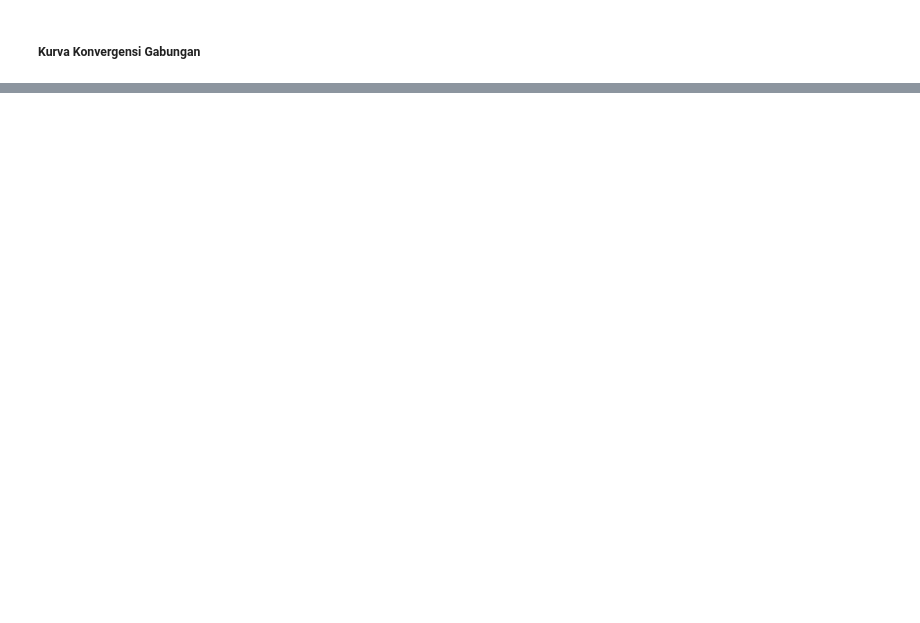
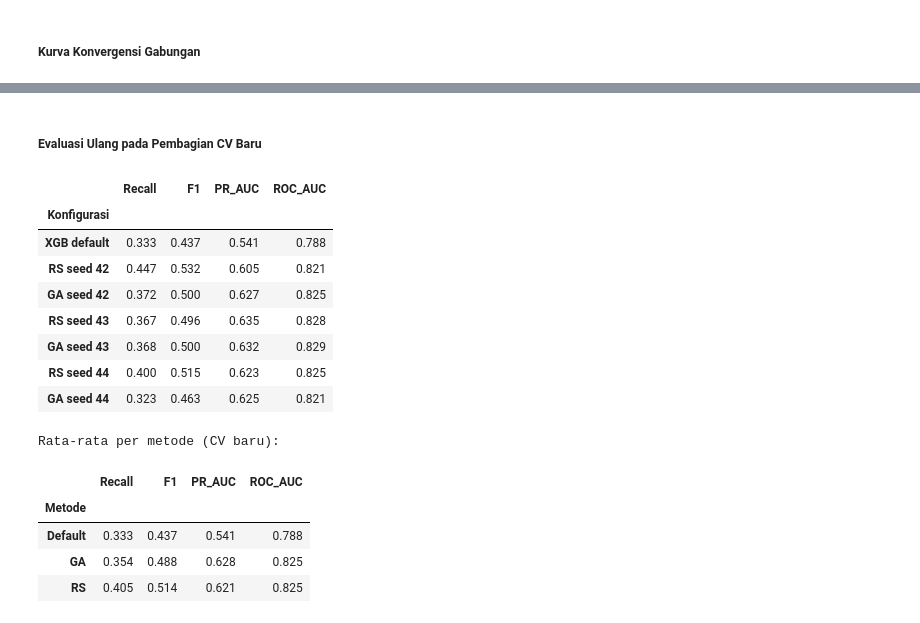
Before and after one commit to manl1/Project-ETS-Machine-Learning, a Jupyter notebook: project-ets.ipynb, the cells around one changed output, grey strips where cells are left out. Drawn from its saved outputs; the diff is of its cells as text; code cells hidden in the pictures; blank space fills up the shorter version.

Commit message:
feat: perbandingan default, random search, GA

```diff
--- a/project-ets.ipynb
+++ b/project-ets.ipynb
@@ -924,2 +953,16 @@ Riwayat per generasi (seed 42):
 # %% [markdown]
 ##### Kurva Konvergensi Gabungan
+# %%
+def kurva_cummax(runs):
+    return np.array([pd.Series([h["score"] for h in runs[s].history]).cummax().values[:BUDGET]
+                     for s in SEEDS])
+
+fig, ax = plt.subplots(figsize=(7, 4))
+for nama, runs in [("Random Search", rs_runs), ("GA", ga_runs)]:
+    m = kurva_cummax(runs)
+    x = np.arange(1, m.shape[1] + 1)
+    ax.plot(x, m.mean(axis=0), label=nama)
+    ax.fill_between(x, m.min(axis=0), m.max(axis=0), alpha=0.2)
+ax.axhline(hasil_xgb.loc[0, "PR_AUC"], color="gray", ls="--", label="XGB default")
+ax.set_xlabel("Jumlah evaluasi"); ax.set_ylabel(f"Best {FITNESS_METRIC} (CV)")
+ax.set_title("Random Search vs GA"); ax.legend(); plt.tight_layout(); plt.show()
@@ -925,0 +971,49 @@ Riwayat per generasi (seed 42):
+# %% [markdown]
+##### Evaluasi Ulang pada Pembagian CV Baru
+# %%
+from sklearn.model_selection import RepeatedStratifiedKFold, cross_validate
+
+cv_baru = RepeatedStratifiedKFold(n_splits=5, n_repeats=3, random_state=123)
+
+def best_params(ev):
+    h = pd.DataFrame(ev.history)
+    b = h.loc[h["score"].idxmax()]
+    return {n: (int(b[n]) if SEARCH_SPACE[n][0] == "int" else float(b[n])) for n in PARAM_NAMES}
+
+def eval_cv_baru(model):
+    res = cross_validate(build_ens_pipeline(model), X_train, y_train,
+                         cv=cv_baru, scoring=SCORING, n_jobs=1)
+    return {m: res[f"test_{m}"].mean() for m in SCORING}
+
+kandidat = {"XGB default": xgb_default()}
+for seed in SEEDS:
+    kandidat[f"RS seed {seed}"] = make_xgb(best_params(rs_runs[seed]))
+    kandidat[f"GA seed {seed}"] = make_xgb(best_params(ga_runs[seed]))
+
+rows = []
+for nama, model in kandidat.items():
+    r = eval_cv_baru(model)
+    r["Konfigurasi"] = nama
+    rows.append(r)
+cv2 = pd.DataFrame(rows).set_index("Konfigurasi")
+display(cv2[["Recall", "F1", "PR_AUC", "ROC_AUC"]].round(3))
+
+cv2["Metode"] = ["Default"] + ["RS", "GA"] * len(SEEDS)
+print("Rata-rata per metode (CV baru):")
+display(cv2.groupby("Metode")[["Recall", "F1", "PR_AUC", "ROC_AUC"]].mean().round(3))
+# %% [output]
+|  | Recall | F1 | PR_AUC | ROC_AUC |
+| Konfigurasi |  |  |  |  |
+| XGB default | 0.333 | 0.437 | 0.541 | 0.788 |
+| RS seed 42 | 0.447 | 0.532 | 0.605 | 0.821 |
+| GA seed 42 | 0.372 | 0.500 | 0.627 | 0.825 |
+| RS seed 43 | 0.367 | 0.496 | 0.635 | 0.828 |
+| GA seed 43 | 0.368 | 0.500 | 0.632 | 0.829 |
+| RS seed 44 | 0.400 | 0.515 | 0.623 | 0.825 |
+| GA seed 44 | 0.323 | 0.463 | 0.625 | 0.821 |
+Rata-rata per metode (CV baru):
+|  | Recall | F1 | PR_AUC | ROC_AUC |
+| Metode |  |  |  |  |
+| Default | 0.333 | 0.437 | 0.541 | 0.788 |
+| GA | 0.354 | 0.488 | 0.628 | 0.825 |
+| RS | 0.405 | 0.514 | 0.621 | 0.825 |
```
Also changed, not shown: parts of 2 cells of this notebook.
